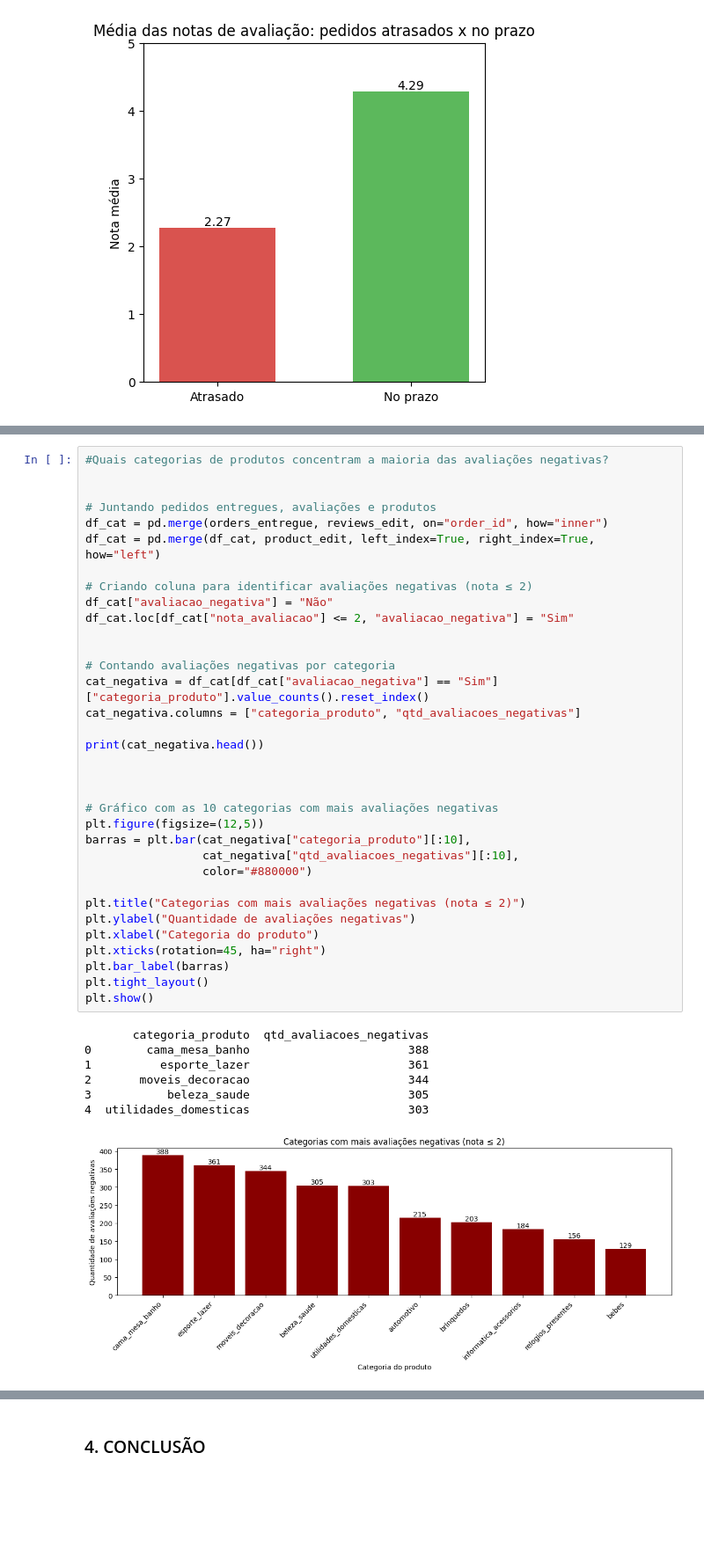
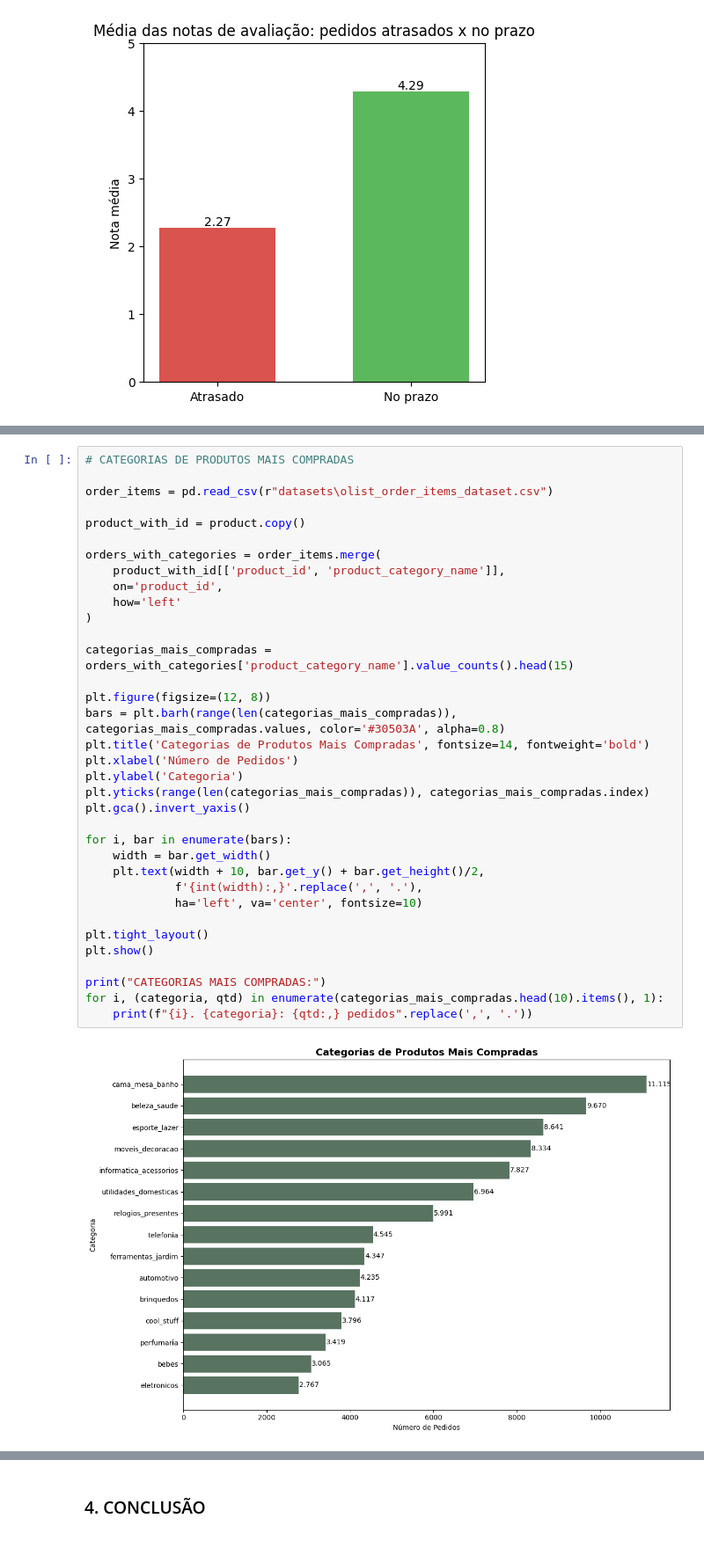
Before and after one commit to oR1an/EDA_Brazilian_E-Commerce, a Jupyter notebook: mack_01.ipynb, the cells around one changed output, grey strips where cells are left out. Shown: that part at 88% size. Saved outputs shown, nothing was run; the diff lists cells and outputs as text; blank space fills up the shorter version.

```diff
--- a/mack_01.ipynb
+++ b/mack_01.ipynb
@@ -408,45 +491,40 @@ plt.bar_label(barras)
 plt.show()
 # %% [output]
 [figure]
-# %%
-#Quais categorias de produtos concentram a maioria das avaliações negativas?
-
-
-# Juntando pedidos entregues, avaliações e produtos
-df_cat = pd.merge(orders_entregue, reviews_edit, on="order_id", how="inner")
-df_cat = pd.merge(df_cat, product_edit, left_index=True, right_index=True, how="left")
-
-# Criando coluna para identificar avaliações negativas (nota ≤ 2)
-df_cat["avaliacao_negativa"] = "Não"
-df_cat.loc[df_cat["nota_avaliacao"] <= 2, "avaliacao_negativa"] = "Sim"
-
-
-# Contando avaliações negativas por categoria
-cat_negativa = df_cat[df_cat["avaliacao_negativa"] == "Sim"]["categoria_produto"].value_counts().reset_index()
-cat_negativa.columns = ["categoria_produto", "qtd_avaliacoes_negativas"]
-
-print(cat_negativa.head())
-
-
-
-# Gráfico com as 10 categorias com mais avaliações negativas
-plt.figure(figsize=(12,5))
-barras = plt.bar(cat_negativa["categoria_produto"][:10],
-                 cat_negativa["qtd_avaliacoes_negativas"][:10],
-                 color="#880000")
-
-plt.title("Categorias com mais avaliações negativas (nota ≤ 2)")
-plt.ylabel("Quantidade de avaliações negativas")
-plt.xlabel("Categoria do produto")
-plt.xticks(rotation=45, ha="right")
-plt.bar_label(barras)
-plt.tight_layout()
-plt.show()
-# %% [output]
-       categoria_produto  qtd_avaliacoes_negativas
-0        cama_mesa_banho                       388
-1          esporte_lazer                       361
-2       moveis_decoracao                       344
-3           beleza_saude                       305
-4  utilidades_domesticas                       303
-[figure, removed]
+# %%
+# CATEGORIAS DE PRODUTOS MAIS COMPRADAS
+
+order_items = pd.read_csv(r"datasets\olist_order_items_dataset.csv")
+
+product_with_id = product.copy()
+
+orders_with_categories = order_items.merge(
+    product_with_id[['product_id', 'product_category_name']],
+    on='product_id',
+    how='left'
+)
+
+categorias_mais_compradas = orders_with_categories['product_category_name'].value_counts().head(15)
+
+plt.figure(figsize=(12, 8))
+bars = plt.barh(range(len(categorias_mais_compradas)), categorias_mais_compradas.values, color='#30503A', alpha=0.8)
+plt.title('Categorias de Produtos Mais Compradas', fontsize=14, fontweight='bold')
+plt.xlabel('Número de Pedidos')
+plt.ylabel('Categoria')
+plt.yticks(range(len(categorias_mais_compradas)), categorias_mais_compradas.index)
+plt.gca().invert_yaxis()
+
+for i, bar in enumerate(bars):
+    width = bar.get_width()
+    plt.text(width + 10, bar.get_y() + bar.get_height()/2,
+             f'{int(width):,}'.replace(',', '.'),
+             ha='left', va='center', fontsize=10)
+
+plt.tight_layout()
+plt.show()
+
+print("CATEGORIAS MAIS COMPRADAS:")
+for i, (categoria, qtd) in enumerate(categorias_mais_compradas.head(10).items(), 1):
+    print(f"{i}. {categoria}: {qtd:,} pedidos".replace(',', '.'))
+# %% [output]
+[figure, added]
```
Also changed, not shown: parts of 7 cells of this notebook.
